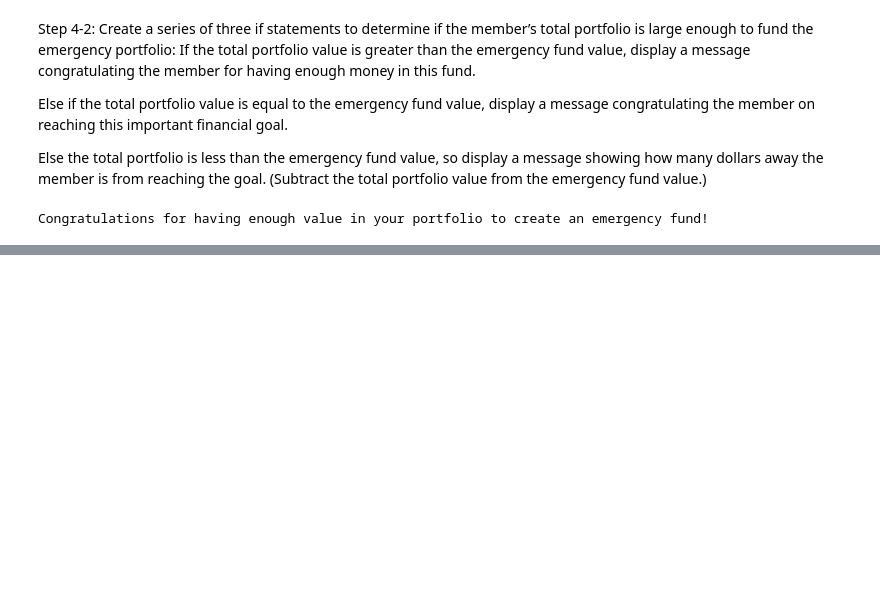
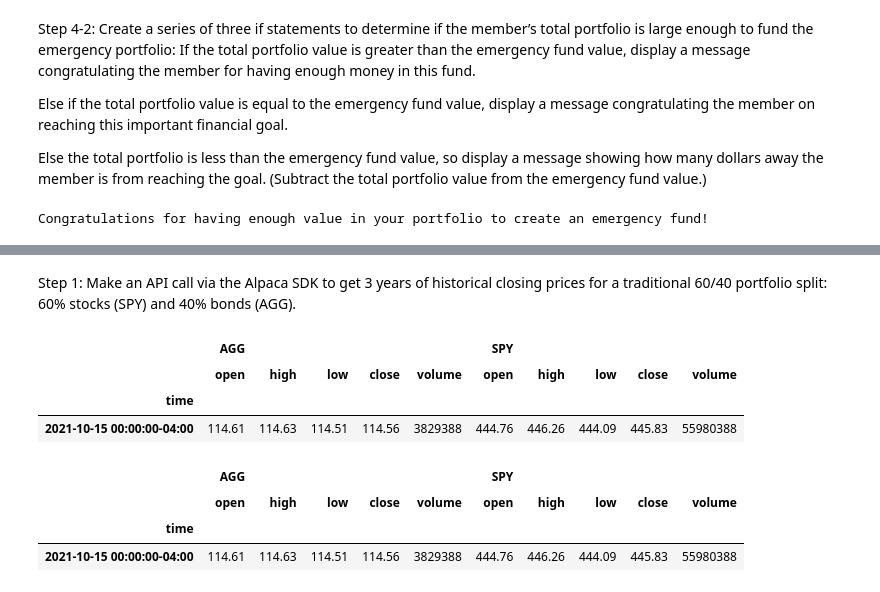
Before and after one commit to mrlandero/Monte_Carlo_Portfolio, a Jupyter notebook: app.ipynb, the cells around one changed output, grey strips where cells are left out. Drawn from its saved outputs; the diff is of its cells as text; code cells hidden in the pictures; blank space fills up the shorter version.

Commit message:
Used the Alpaca API SDK to retrieve 5 years worth of historical pricing data

```diff
--- a/app.ipynb
+++ b/app.ipynb
@@ -395,0 +408,36 @@ Congratulations for having enough value in your portfolio to create an emergency
+# %% [markdown]
+Step 1: Make an API call via the Alpaca SDK to get 3 years of historical closing prices for a traditional 60/40 portfolio split: 60% stocks (SPY) and 40% bonds (AGG).
+# %%
+# Set start and end dates of 5 years back from your current date
+# Alternatively, you can use an end date of 2020-08-07 and work 5 years back from that date
+start_date = pd.Timestamp("2016-10-15", tz="America/New_York").isoformat()
+end_date = pd.Timestamp("2021-10-15", tz="America/New_York").isoformat()
+
+# Set number of rows to 1000 to retrieve the maximum amount of rows
+limit_rows = 1000
+# %%
+# Use the Alpaca get_barset function to make the API call to get the 5 years worth of pricing data
+# The tickers and timeframe parameters should have been set in Part 1 of this activity
+# The start and end dates should be updated with the information set above
+# Remember to add the df property to the end of the call so the response is returned as a DataFrame
+pricing_data = alpaca.get_barset(
+  tickers,
+  timeframe,
+  start=start_date,
+  end=end_date,
+  limit=limit_rows
+).df
+
+
+# Display both the first and last five rows of the DataFrame
+display(pricing_data.head())
+display(pricing_data.tail())
+# %% [output]
+|  | AGG |  |  |  |  | SPY |  |  |  |  |
+|  | open | high | low | close | volume | open | high | low | close | volume |
+| time |  |  |  |  |  |  |  |  |  |  |
+| 2021-10-15 00:00:00-04:00 | 114.61 | 114.63 | 114.51 | 114.56 | 3829388 | 444.76 | 446.26 | 444.09 | 445.83 | 55980388 |
+|  | AGG |  |  |  |  | SPY |  |  |  |  |
+|  | open | high | low | close | volume | open | high | low | close | volume |
+| time |  |  |  |  |  |  |  |  |  |  |
+| 2021-10-15 00:00:00-04:00 | 114.61 | 114.63 | 114.51 | 114.56 | 3829388 | 444.76 | 446.26 | 444.09 | 445.83 | 55980388 |
```
Also changed, not shown: parts of 1 cell of this notebook.
